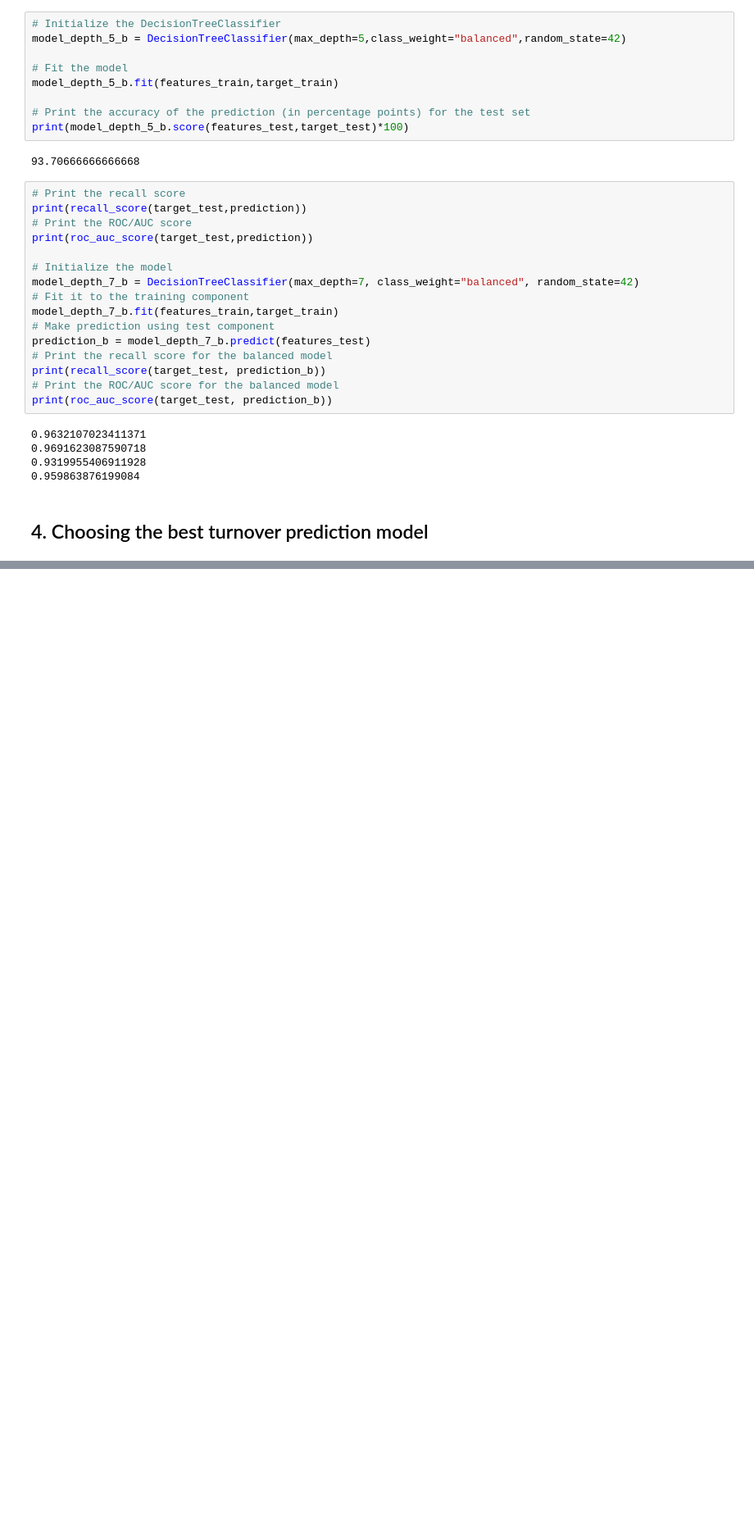
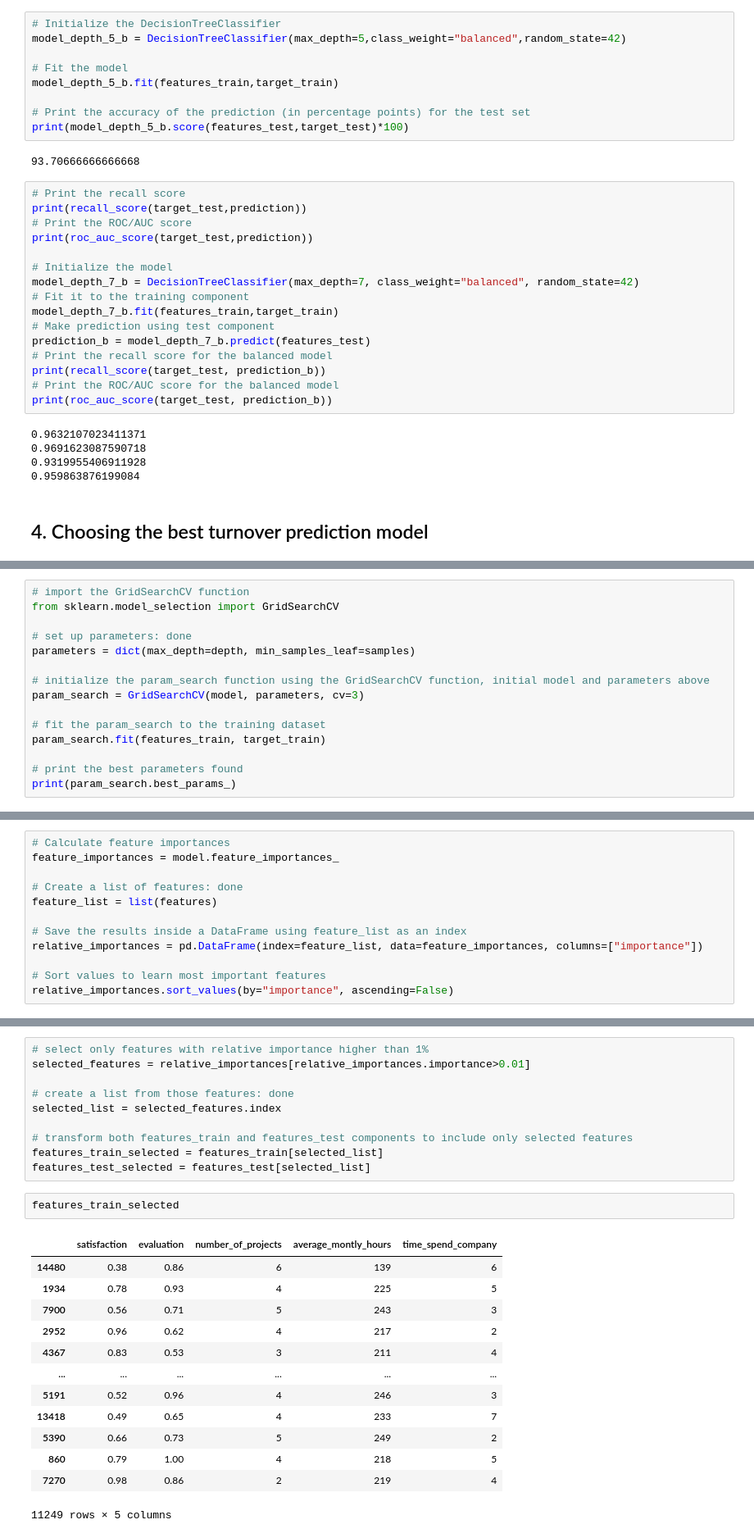
Before and after one commit to luislerma5593/Learning, a Jupyter notebook: Python/Datacamp/HR_Analytics.ipynb, the cells around one changed output, grey strips where cells are left out. Shown at 82% size. Saved outputs shown, nothing was run; the diff lists cells and outputs as text; blank space fills up the shorter version.

```diff
--- a/Python/Datacamp/HR_Analytics.ipynb
+++ b/Python/Datacamp/HR_Analytics.ipynb
@@ -255,0 +281,15 @@ print(roc_auc_score(target_test, prediction_b))
+# %%
+# import the GridSearchCV function
+from sklearn.model_selection import GridSearchCV
+
+# set up parameters: done
+parameters = dict(max_depth=depth, min_samples_leaf=samples)
+
+# initialize the param_search function using the GridSearchCV function, initial model and parameters above
+param_search = GridSearchCV(model, parameters, cv=3)
+
+# fit the param_search to the training dataset
+param_search.fit(features_train, target_train)
+
+# print the best parameters found
+print(param_search.best_params_)
@@ -255,0 +298,12 @@ print(roc_auc_score(target_test, prediction_b))
+# %%
+# Calculate feature importances
+feature_importances = model.feature_importances_
+
+# Create a list of features: done
+feature_list = list(features)
+
+# Save the results inside a DataFrame using feature_list as an index
+relative_importances = pd.DataFrame(index=feature_list, data=feature_importances, columns=["importance"])
+
+# Sort values to learn most important features
+relative_importances.sort_values(by="importance", ascending=False)
@@ -255,0 +329,26 @@ print(roc_auc_score(target_test, prediction_b))
+# %%
+# select only features with relative importance higher than 1%
+selected_features = relative_importances[relative_importances.importance>0.01]
+
+# create a list from those features: done
+selected_list = selected_features.index
+
+# transform both features_train and features_test components to include only selected features
+features_train_selected = features_train[selected_list]
+features_test_selected = features_test[selected_list]
+# %%
+features_train_selected
+# %% [output]
+|  | satisfaction | evaluation | number_of_projects | average_montly_hours | time_spend_company |
+| 14480 | 0.38 | 0.86 | 6 | 139 | 6 |
+| 1934 | 0.78 | 0.93 | 4 | 225 | 5 |
+| 7900 | 0.56 | 0.71 | 5 | 243 | 3 |
+| 2952 | 0.96 | 0.62 | 4 | 217 | 2 |
+| 4367 | 0.83 | 0.53 | 3 | 211 | 4 |
+| ... | ... | ... | ... | ... | ... |
+| 5191 | 0.52 | 0.96 | 4 | 246 | 3 |
+| 13418 | 0.49 | 0.65 | 4 | 233 | 7 |
+| 5390 | 0.66 | 0.73 | 5 | 249 | 2 |
+| 860 | 0.79 | 1.00 | 4 | 218 | 5 |
+| 7270 | 0.98 | 0.86 | 2 | 219 | 4 |
+11249 rows × 5 columns
```
Also changed, not shown: parts of 7 cells of this notebook, 8 other files.
